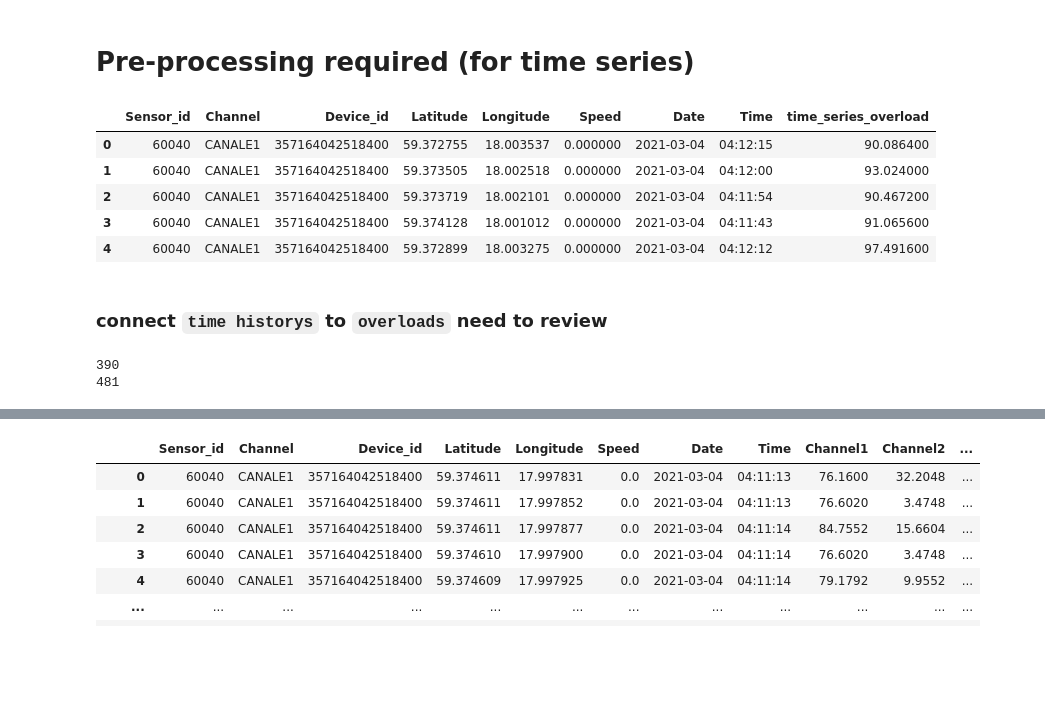
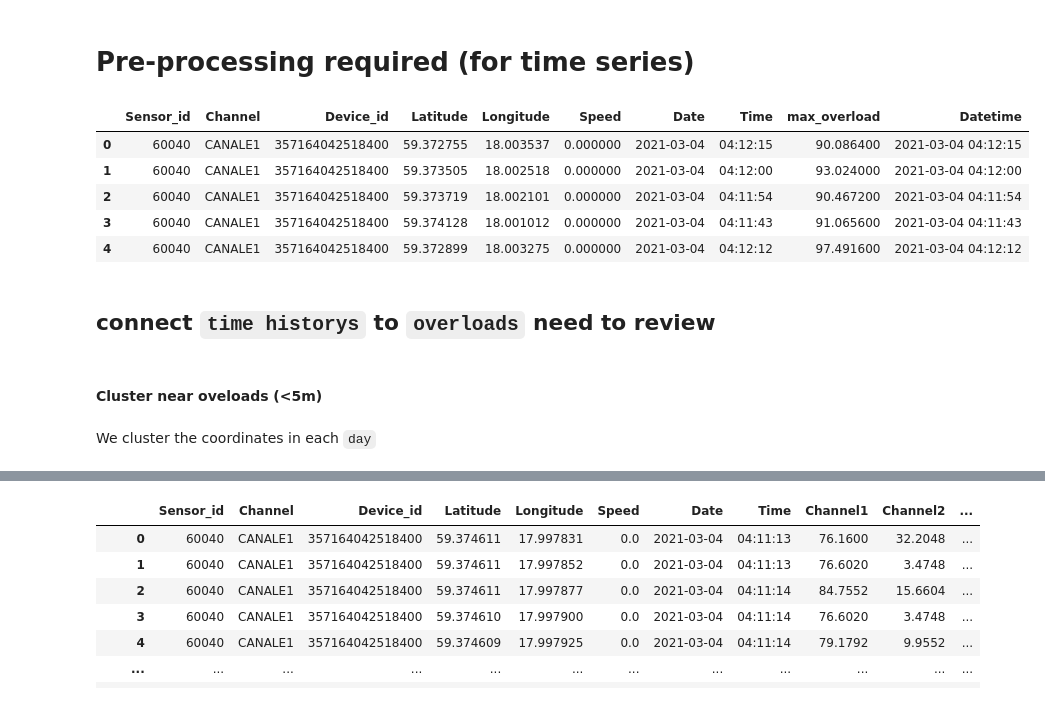
Before and after one commit to OmidSa75/Data_scinece-Smartset-overloads-PoliMI, a Jupyter notebook: main.ipynb, the cells around one changed output, grey strips where cells are left out. Saved outputs shown, nothing was run; the diff lists cells and outputs as text; code cells hidden in the pictures; blank space fills up the shorter version.

Commit message:
connect THs to OLs

```diff
--- a/main.ipynb
+++ b/main.ipynb
@@ -253,41 +188,25 @@ df2.head(15).style.background_gradient('coolwarm')
 df3 = pd.read_csv('357164042518400_THs.csv', delimiter=';',
                   skiprows=lambda x: x % 2 == 0, names=list(range(5001)))
 df4 = df3.abs().max(axis=1)
-df2['time_series_overload'] = df4
+df2['max_overload'] = df4
 # %%
-df2[['time_series_overload']] = df2[['time_series_overload']].apply(
+df2[['max_overload']] = df2[['max_overload']].apply(
     lambda x: abs(x * 0.0068), axis=1)
 
+date_time = list(map(' '.join, df2[['Date', 'Time']].values.tolist()))
+df2['Datetime'] = pd.to_datetime(pd.Series(date_time))
+
 df2.head(5).style.background_gradient('twilight_shifted_r')
 # %% [output]
-|  | Sensor_id | Channel | Device_id | Latitude | Longitude | Speed | Date | Time | time_series_overload |
-| 0 | 60040 | CANALE1 | 357164042518400 | 59.372755 | 18.003537 | 0.000000 | 2021-03-04 | 04:12:15 | 90.086400 |
-| 1 | 60040 | CANALE1 | 357164042518400 | 59.373505 | 18.002518 | 0.000000 | 2021-03-04 | 04:12:00 | 93.024000 |
-| 2 | 60040 | CANALE1 | 357164042518400 | 59.373719 | 18.002101 | 0.000000 | 2021-03-04 | 04:11:54 | 90.467200 |
-| 3 | 60040 | CANALE1 | 357164042518400 | 59.374128 | 18.001012 | 0.000000 | 2021-03-04 | 04:11:43 | 91.065600 |
-| 4 | 60040 | CANALE1 | 357164042518400 | 59.372899 | 18.003275 | 0.000000 | 2021-03-04 | 04:12:12 | 97.491600 |
+|  | Sensor_id | Channel | Device_id | Latitude | Longitude | Speed | Date | Time | max_overload | Datetime |
+| 0 | 60040 | CANALE1 | 357164042518400 | 59.372755 | 18.003537 | 0.000000 | 2021-03-04 | 04:12:15 | 90.086400 | 2021-03-04 04:12:15 |
+| 1 | 60040 | CANALE1 | 357164042518400 | 59.373505 | 18.002518 | 0.000000 | 2021-03-04 | 04:12:00 | 93.024000 | 2021-03-04 04:12:00 |
+| 2 | 60040 | CANALE1 | 357164042518400 | 59.373719 | 18.002101 | 0.000000 | 2021-03-04 | 04:11:54 | 90.467200 | 2021-03-04 04:11:54 |
+| 3 | 60040 | CANALE1 | 357164042518400 | 59.374128 | 18.001012 | 0.000000 | 2021-03-04 | 04:11:43 | 91.065600 | 2021-03-04 04:11:43 |
+| 4 | 60040 | CANALE1 | 357164042518400 | 59.372899 | 18.003275 | 0.000000 | 2021-03-04 | 04:12:12 | 97.491600 | 2021-03-04 04:12:12 |
 # %% [markdown]
-### connect `time historys` to `overloads` **need to review**
+## connect `time historys` to `overloads` **need to review**
-# %%
-# NEED TO REVIEW #
-date_time_1 = df1[['Date', 'Time']].values.tolist()
-date_time_2 = df2[['Date','Time']].values.tolist()
-
-dt_1 = list(map(' '.join, date_time_1))
-dt_2 = list(map(' '.join, date_time_2))
-counter = 0
-for date, overload1, coor1 in zip(dt_1, np.max(df1[['Channel1', 'Channel2']].values, axis=1).tolist(), df1[['Latitude', 'Longitude']].values.tolist()):
-    for d, overload2, coor2 in zip(dt_2, df2['time_series_overload'].values.tolist(), df2[['Latitude', 'Longitude']].values.tolist()):
-        if date == d and overload1==overload2 and coor1 == coor2:
-            counter += 1
-print(counter)
-
-counter = 0
-for date, overload1 in zip(dt_1, df1[['Latitude', 'Longitude']].values.tolist()):
-    for d, overload2 in zip(dt_2, df2[['Latitude', 'Longitude']].values.tolist()):
-        if date == d and overload1==overload2:
-            counter += 1
-print(counter)
-# %% [output]
-390
-481
+# %% [markdown]
+#### Cluster near oveloads (<5m)
+# %% [markdown]
+We cluster the coordinates in each `day`
```
Also changed, not shown: parts of 17 cells of this notebook.
